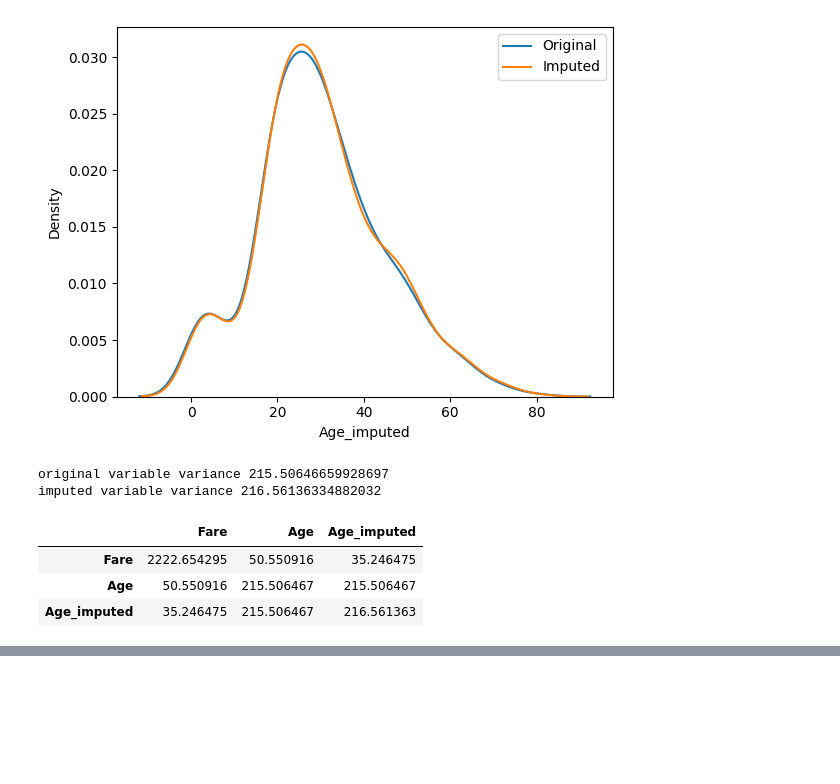
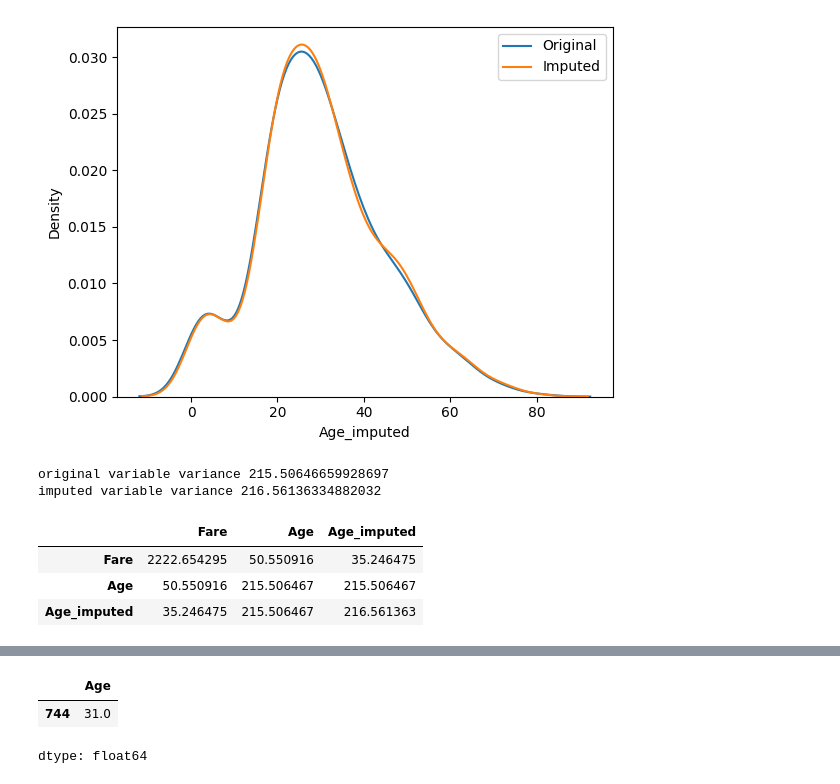
Before and after one commit to princeiiitk/CampusX-ML, a Jupyter notebook: Missing_Indicator/Random_imputer.ipynb, the cells around one changed output, grey strips where cells are left out. Saved outputs shown, nothing was run; the diff lists cells and outputs as text; code cells hidden in the pictures; blank space fills up the shorter version.

```diff
--- a/Missing_Indicator/Random_imputer.ipynb
+++ b/Missing_Indicator/Random_imputer.ipynb
@@ -169,0 +175,7 @@ X_train[['Fare', 'Age', 'Age_imputed']].cov()
+# %%
+sampled_value=X_train['Age'].dropna().sample(1,random_state=int(20))
+sampled_value
+# %% [output]
+|  | Age |
+| 744 | 31.0 |
+dtype: float64
```
Also changed, not shown: parts of 1 cell of this notebook.
